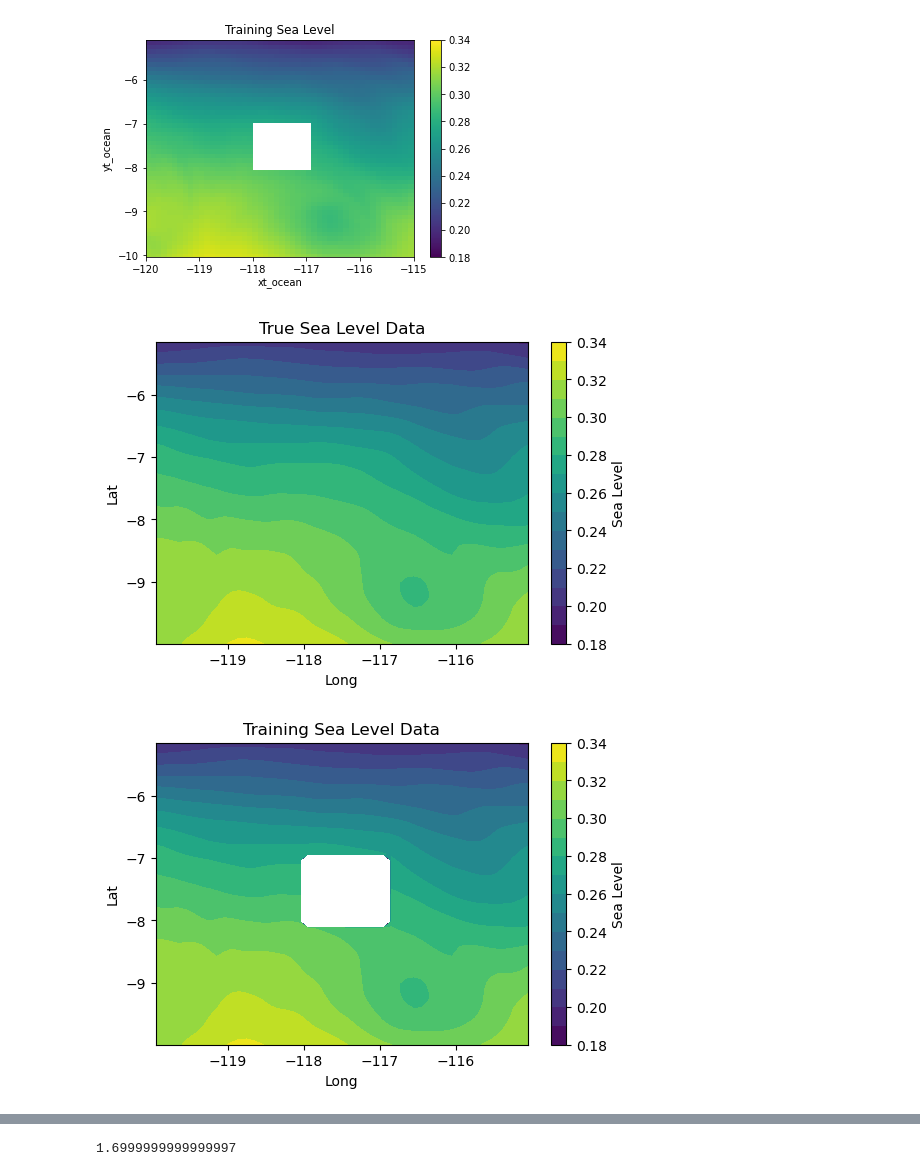
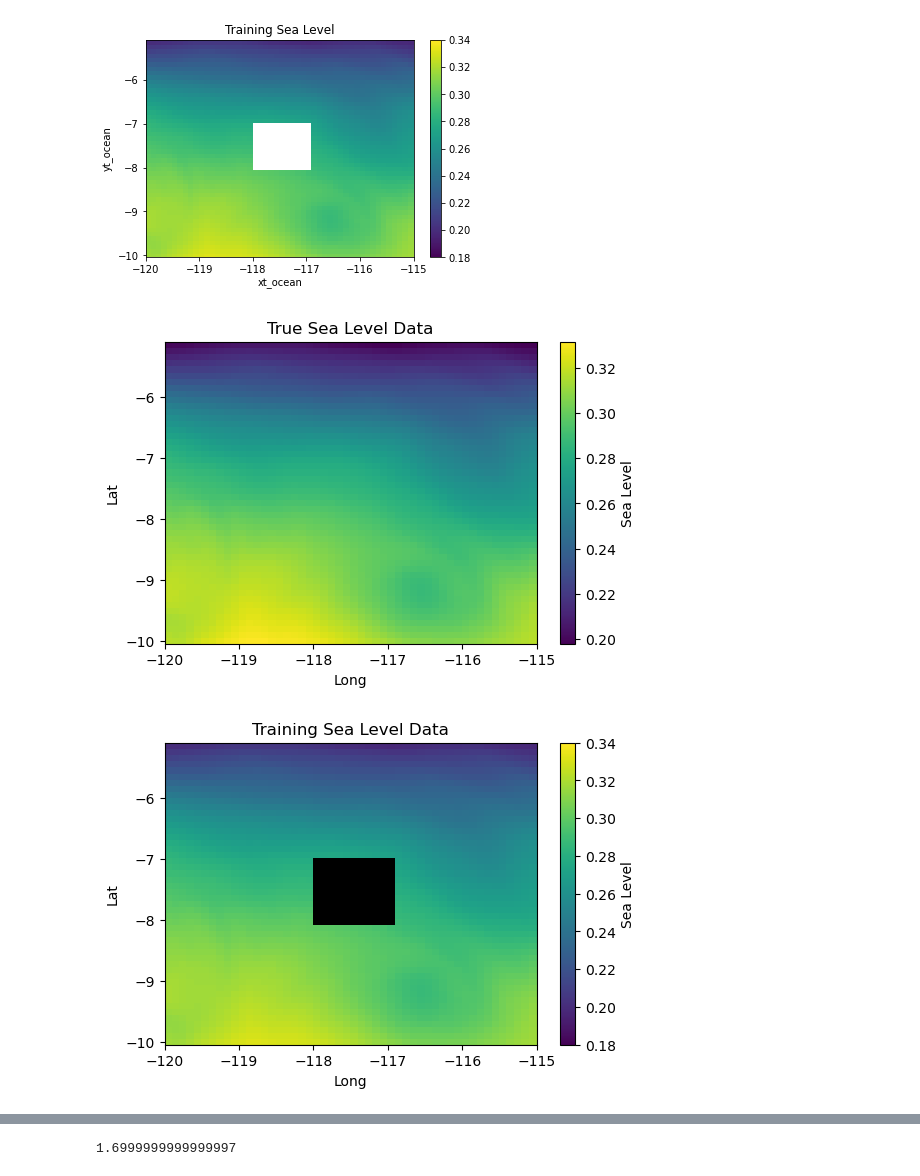
Before and after one commit to rohanlopez7/BML_GP_Project, a Jupyter notebook: Nicole/spatial-rbf.ipynb, the cells around one changed output, grey strips where cells are left out. Cells and saved outputs as stored; diff of their text form; code cells hidden in the pictures.

```diff
--- a/Nicole/spatial-rbf.ipynb
+++ b/Nicole/spatial-rbf.ipynb
@@ -20,7 +21,10 @@ sea_level_picontrol = xr.open_zarr('/scratch/aeb783/data/project/sea_level_picon
 pacific = sea_level_picontrol[dict(time=2000)].sel(xt_ocean=slice(-120,-115), yt_ocean=slice(-10,-5.1))
 # %%
 # Plot sea level of selected area
-pacific['sea_level'].plot(vmin = 0.18, vmax = 0.34)
+vmin=0.18
+vmax=0.34
+
+pacific['sea_level'].plot(vmin=vmin, vmax=vmax)
 plt.title("True Sea Level")
 # %% [output]
 Text(0.5, 1.0, 'True Sea Level')
@@ -67,7 +71,7 @@ train_x = torch.tensor(np.vstack((training['yt_ocean'], training['xt_ocean'])).T
 test_x = torch.tensor(np.vstack((testing['yt_ocean'], testing['xt_ocean'])).T).squeeze()
 # %%
 #For plotting purposes only
-plot_training = sea_df[~sea_df.isin(test_chunk)].fillna(-1).stack().reset_index()
+plot_training = sea_df[~sea_df.isin(test_chunk)].fillna(-5).stack().reset_index()
 plot_chunk = test_chunk.stack().reset_index()
 
 plot_training_y = format_sea_level(np.array(plot_training[0]))
@@ -79,11 +83,9 @@ plot_chunk_x = torch.tensor(np.vstack((plot_chunk['yt_ocean'], plot_chunk['xt_oc
 # Plot True Data
 test_X_1, test_X_2 = np.meshgrid(test_x[:,1].unique(),test_x[:,0].unique())
 
-levels = [0.18, 0.19, 0.2,0.21 ,0.22,0.23 ,0.24,0.25, 0.26,0.27 , 0.28,0.29 , 0.30,0.31, 0.32, 0.33, 0.34]
-
 plt.figure(dpi=100)
-plt.contourf(test_X_1, test_X_2,
-             test_y.reshape(test_X_2.shape), levels)
+plt.pcolormesh(test_X_1, test_X_2,
+             test_y.reshape(test_X_2.shape), shading='auto')
 plt.title("True Sea Level Data")
 plt.xlabel("Long")
 plt.ylabel("Lat")
@@ -91,22 +93,25 @@ cbar = plt.colorbar()
 cbar.ax.set_ylabel('Sea Level')
 plt.show()
 # %% [output]
-[figure, old version]
+[figure, new version]
 # %%
 # Plot Training Data
 plotting_X_1, plotting_X_2 = np.meshgrid(plot_training_x[:,1].unique(),plot_training_x[:,0].unique())
 
+cmap = copy.copy(plt.cm.get_cmap("viridis"))
+cmap.set_under('black')
+
 plt.figure(dpi=100)
-plt.contourf(plotting_X_1, plotting_X_2,
-             plot_training_y.reshape(plotting_X_2.shape), levels, vmin=0.18, vmax=0.34)
+plt.pcolormesh(plotting_X_1, plotting_X_2,
+             plot_training_y.reshape(plotting_X_2.shape), vmin=vmin, vmax=vmax, cmap=cmap, shading='auto')
 plt.title("Training Sea Level Data")
 plt.xlabel("Long")
 plt.ylabel("Lat")
 cbar = plt.colorbar()
 cbar.ax.set_ylabel('Sea Level')
 plt.show()
 # %% [output]
-[figure, old version]
+[figure, new version]
 # %%
 # Plot Interpolation Chunk
 plotting_X_1, plotting_X_2 = np.meshgrid(plot_chunk_x[:,1].unique(),plot_chunk_x[:,0].unique())
```
Also changed, not shown: parts of 9 cells of this notebook.
